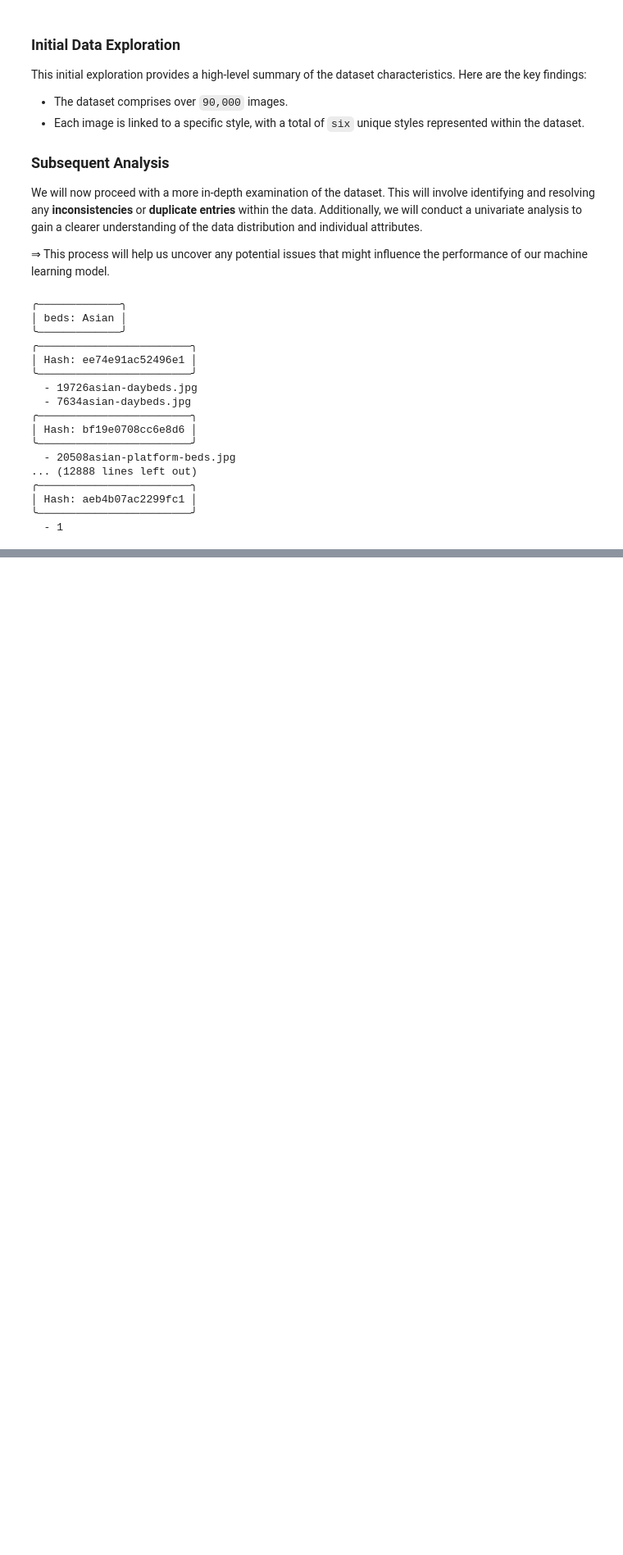
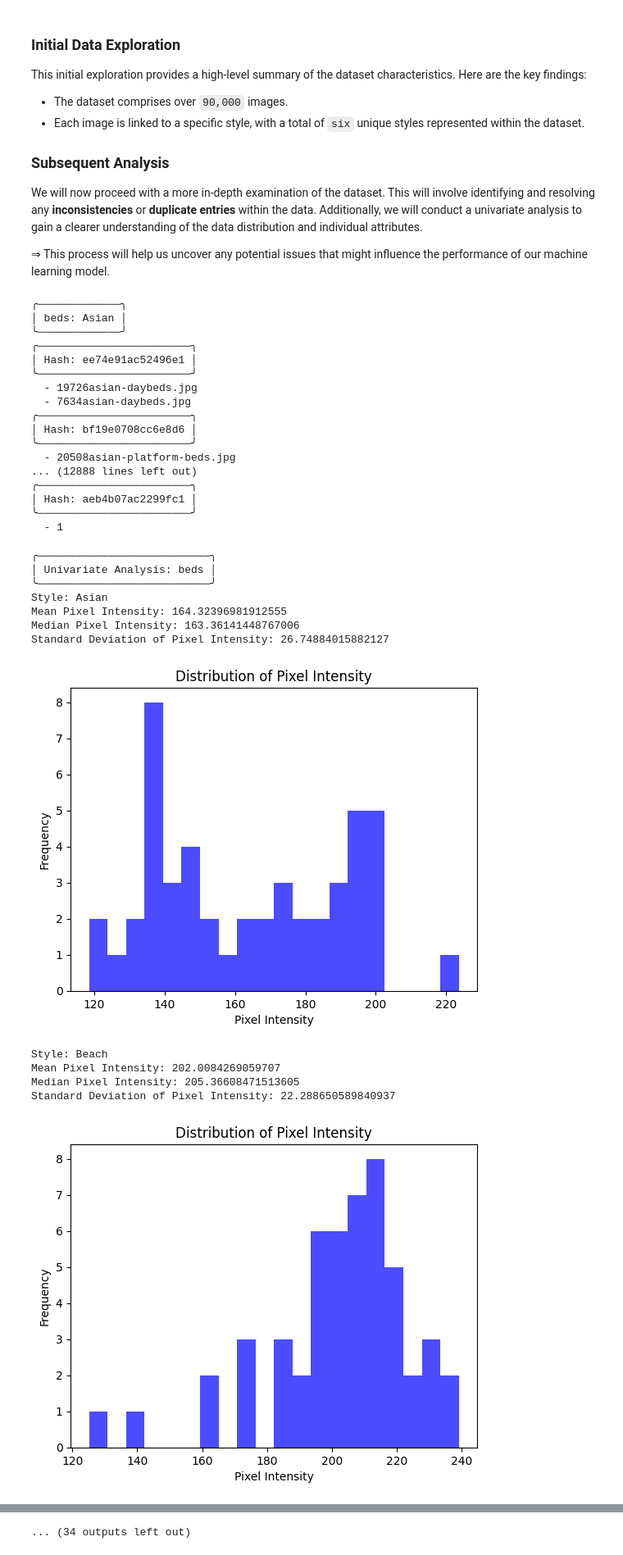
Before and after one commit to Mudoker/furniture-recognition-model, a Jupyter notebook: notebooks/data_analysis/exploratory_data_analysis.ipynb, the cells around one changed output, grey strips where cells are left out. Shown at 82% size. Saved outputs shown, nothing was run; the diff lists cells and outputs as text; code cells hidden in the pictures; blank space fills up the shorter version.

Commit message:
feat: Distribution of Pixel Intensity

```diff
--- a/notebooks/data_analysis/exploratory_data_analysis.ipynb
+++ b/notebooks/data_analysis/exploratory_data_analysis.ipynb
@@ -349,3 +349,78 @@ for category, folder_path in image_dir.items():
 │ Hash: aeb4b07ac2299fc1 │
 ╰────────────────────────╯
   - 1
+# %%
+import cv2
+
+def load_image(image_path):
+    # Load the image using OpenCV
+    image = cv2.imread(image_path)
+    # Convert the image to RGB format (OpenCV loads images in BGR format by default)
+    image = cv2.cvtColor(image, cv2.COLOR_BGR2RGB)
+    return image
+
+def univariate_analysis(image_dir):
+    # Iterate over the image directories
+    for category, folder_path in image_dir.items():
+        # Print images key
+        styler.boxify(f"Univariate Analysis: {category}")
+
+        # Get all subfolders in the directory
+        style_folders = [
+            sub_folder
+            for sub_folder in os.listdir(folder_path)
+            if os.path.isdir(os.path.join(folder_path, sub_folder))
+        ]
+
+        # Iterate over the style folders
+        for style_folder in style_folders:
+            style_folder_path = os.path.join(folder_path, style_folder)
+            # Collect feature values here for each image attribute
+
+            # For example, let's calculate the mean pixel intensity value for each image
+            pixel_intensities = []
+
+            # Iterate over images in the style folder
+            for image_name in os.listdir(style_folder_path):
+                # Load the image using the load_image function
+                image_path = os.path.join(style_folder_path, image_name)
+                image = load_image(image_path)
+
+                # Calculate the mean pixel intensity and store it
+                mean_intensity = np.mean(image)
+                pixel_intensities.append(mean_intensity)
+
+            # Calculate summary statistics
+            mean_intensity = np.mean(pixel_intensities)
+            median_intensity = np.median(pixel_intensities)
+            std_intensity = np.std(pixel_intensities)
+
+            # Print summary statistics
+            print(f"Style: {style_folder}")
+            print(f"Mean Pixel Intensity: {mean_intensity}")
+            print(f"Median Pixel Intensity: {median_intensity}")
+            print(f"Standard Deviation of Pixel Intensity: {std_intensity}")
+
+            # Visualize the distribution of pixel intensities using a histogram
+            plt.hist(pixel_intensities, bins=20, color='blue', alpha=0.7)
+            plt.xlabel('Pixel Intensity')
+            plt.ylabel('Frequency')
+            plt.title('Distribution of Pixel Intensity')
+            plt.show()
+
+# Call the univariate_analysis function
+univariate_analysis(image_dir)
+# %% [output]
+╭───────────────────────────╮
+│ Univariate Analysis: beds │
+╰───────────────────────────╯
+Style: Asian
+Mean Pixel Intensity: 164.32396981912555
+Median Pixel Intensity: 163.36141448767006
+Standard Deviation of Pixel Intensity: 26.74884015882127
+[figure, added]
+Style: Beach
+Mean Pixel Intensity: 202.0084269059707
+Median Pixel Intensity: 205.36608471513605
+Standard Deviation of Pixel Intensity: 22.288650589840937
+[figure, added]
@@ -351,0 +447 @@ for category, folder_path in image_dir.items():
+... (34 outputs left out)
```
Also changed, not shown: parts of 1 cell of this notebook.
